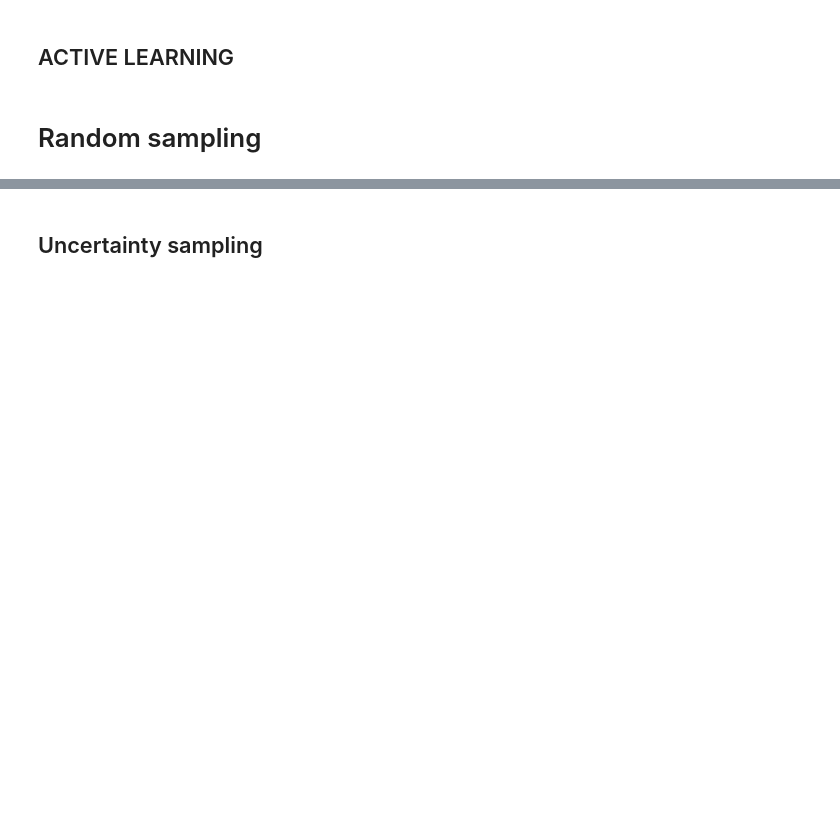
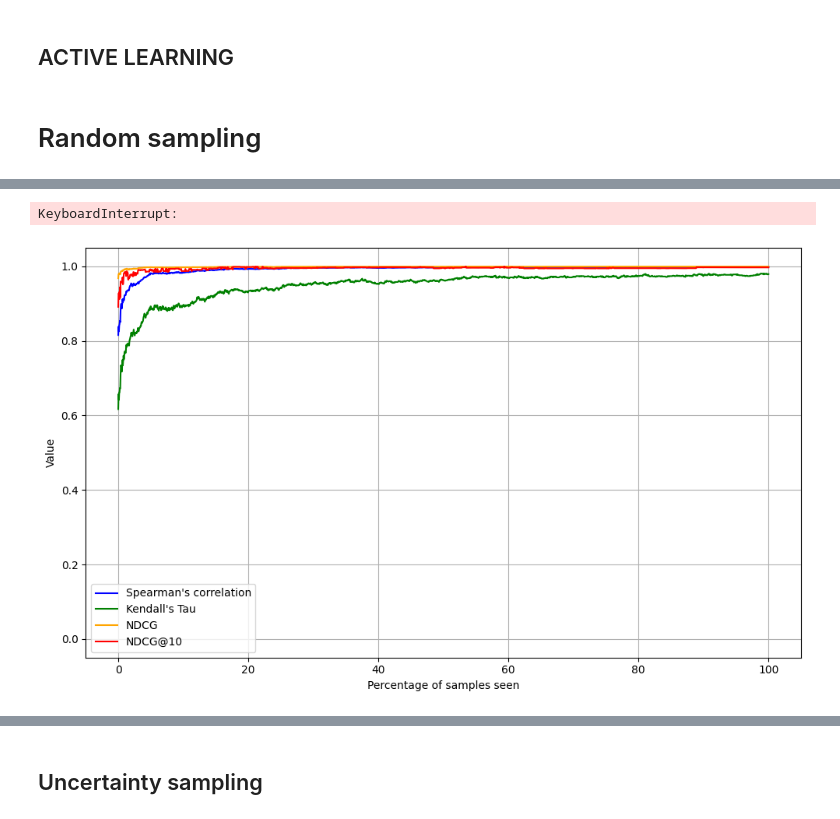
Before and after one commit to HMarie98/master-thesis, a Jupyter notebook: masterthesis.ipynb, the cells around one changed output, grey strips where cells are left out. Drawn from its saved outputs; the diff is of its cells as text; code cells hidden in the pictures; blank space fills up the shorter version.

```diff
--- a/masterthesis.ipynb
+++ b/masterthesis.ipynb
@@ -189,0 +365,2 @@ final_ranking = sorted(mu.items(), key=lambda x: x[1], reverse=True)
+# %%
+distances = np.array([0,1,2,3])
@@ -229,0 +560,54 @@ for i in range(len(expert_df)):
+# %%
+with tqdm(total=10000) as pbar:
+    while len(remaining_samples) > 0:
+        new_samples = 0
+        while new_samples < 5:
+            worker = sample_worker(expert_probs)
+            worker_ranks = [rank for wid, rank in remaining_samples if wid == worker]
+            if len(worker_ranks) > 0:
+                new_sample = generator.choice(worker_ranks, 1)[0].tolist()
+                random_samples.append(new_sample)
+                s_tuple = (worker,new_sample)
+                remaining_samples.remove((worker,new_sample))
+                new_samples += 1
+            else:
+                continue
+        expert_params = choix.lsr_rankings(n_items=n_items, data=random_samples, alpha=1e-2, initial_params=expert_params)
+        predicted_ranking_exp = expert_params.argsort()
+        true_ranks, pred_ranks = aligned_rank_vectors(true_ranking, predicted_ranking_exp)
+        spearman_corr, p_value_s = spearmanr(true_ranks, pred_ranks)
+        tau, p_value_k = kendalltau(true_ranks, pred_ranks)
+        tau_distance = 1 - tau
+
+        y_true = [relevance[item] for item in predicted_ranking_exp]
+        y_score = list(reversed(range(1, len(predicted_ranking_exp) + 1)))
+
+        y_true = np.asarray([y_true])
+        y_score = np.asarray([y_score])
+        ndcg = ndcg_score(y_true, y_score)
+        ndcg10 = ndcg_score(y_true, y_score, k=10)
+        percentage = (len(random_samples) / len(expert_df['noisy rank']))*100
+        percentages.append(percentage)
+        spearman_values.append(spearman_corr)
+        kendall_values.append(tau)
+        ndcg_values.append(ndcg)
+        ndcg10_values.append(ndcg10)
+        pbar.update(5)
+# %% [output]
+KeyboardInterrupt:
+# %%
+x = np.linspace(0,100, num=len(spearman_values))
+plt.figure(figsize=(10, 6))
+plt.plot(x, spearman_values, label="Spearman's correlation", color="blue")
+plt.plot(x, kendall_values, label="Kendall's Tau", color="green")
+plt.plot(x, ndcg_values, label="NDCG", color="orange")
+plt.plot(x, ndcg10_values, label = "NDCG@10", color="red")
+plt.xlabel("Percentage of samples seen")
+plt.ylabel("Value")
+plt.ylim(-0.05, 1.05)
+plt.legend()
+plt.grid(True)
+plt.tight_layout()
+plt.show()
+# %% [output]
+[figure, added]
```
Also changed, not shown: parts of 146 cells of this notebook.
